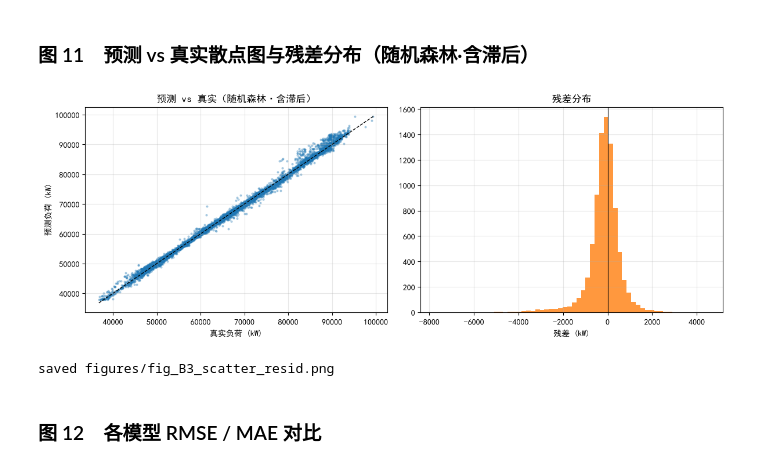
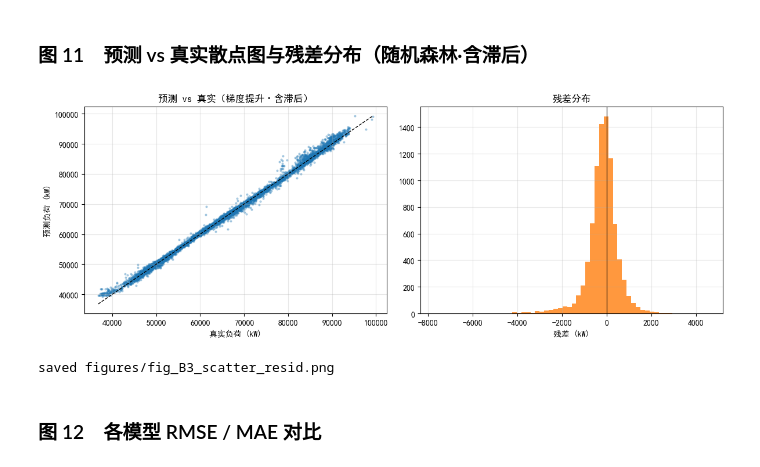
Before and after one commit to zstsyj/City_load, a Jupyter notebook: 02_model.ipynb, the cells around one changed output. Saved outputs shown, nothing was run; the diff lists cells and outputs as text; code cells hidden in the pictures.

Commit message:
B: 残差散点图改用最优模型（梯度提升+滞后）与第6章结论一致

```diff
--- a/02_model.ipynb
+++ b/02_model.ipynb
@@ -220,27 +220,27 @@ saved figures/fig_B2_pred.png
 # %% [markdown]
 ### 图 11　预测 vs 真实散点图与残差分布（随机森林·含滞后）
 # %%
-best = pred_store[('随机森林', '气象+时间+滞后')]
+best = pred_store[('梯度提升', '气象+时间+滞后')]
 resid = y_test - best
 fig, axes = plt.subplots(1, 2, figsize=(12, 4.5))
 axes[0].scatter(y_test, best, s=4, alpha=0.3, color='#1f77b4')
 lims = [min(y_test.min(), best.min()), max(y_test.max(), best.max())]
 axes[0].plot(lims, lims, 'k--', lw=1)
 axes[0].set_xlabel('真实负荷 (kW)')
 axes[0].set_ylabel('预测负荷 (kW)')
-axes[0].set_title('预测 vs 真实（随机森林·含滞后）')
+axes[0].set_title('预测 vs 真实（梯度提升·含滞后）')
 axes[1].hist(resid, bins=60, color='#ff7f0e', alpha=0.8)
 axes[1].axvline(0, color='k', lw=0.8)
 axes[1].set_xlabel('残差 (kW)')
 axes[1].set_title('残差分布')
 for a in axes:
     a.grid(alpha=0.3)
 fig.tight_layout()
 fig.savefig('figures/fig_B3_scatter_resid.png', dpi=150)
 plt.show()
 print('saved figures/fig_B3_scatter_resid.png')
 # %% [output]
-[figure, old version]
+[figure, new version]
 saved figures/fig_B3_scatter_resid.png
 # %% [markdown]
 ### 图 12　各模型 RMSE / MAE 对比
```
Also changed, not shown: parts of 5 cells of this notebook, 1 other file.
